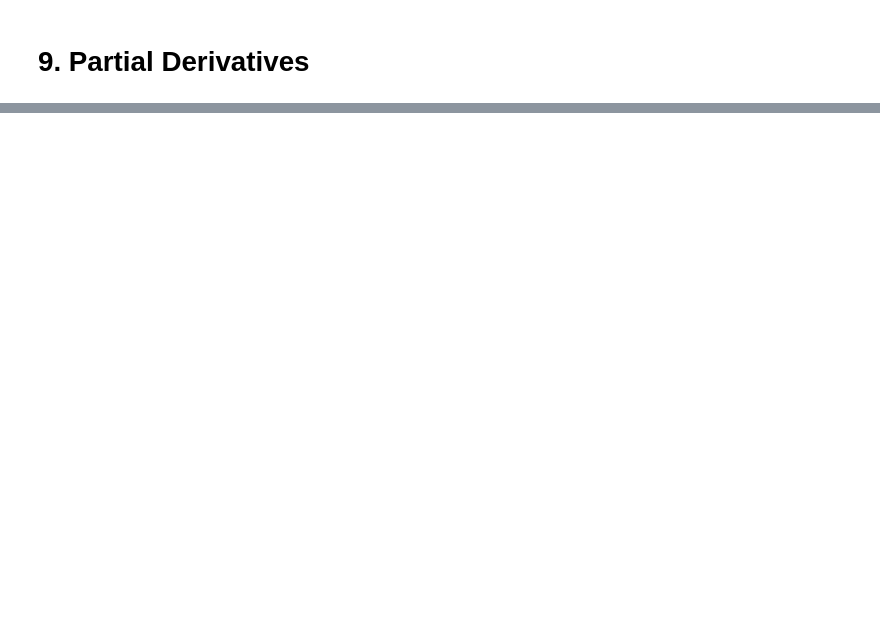
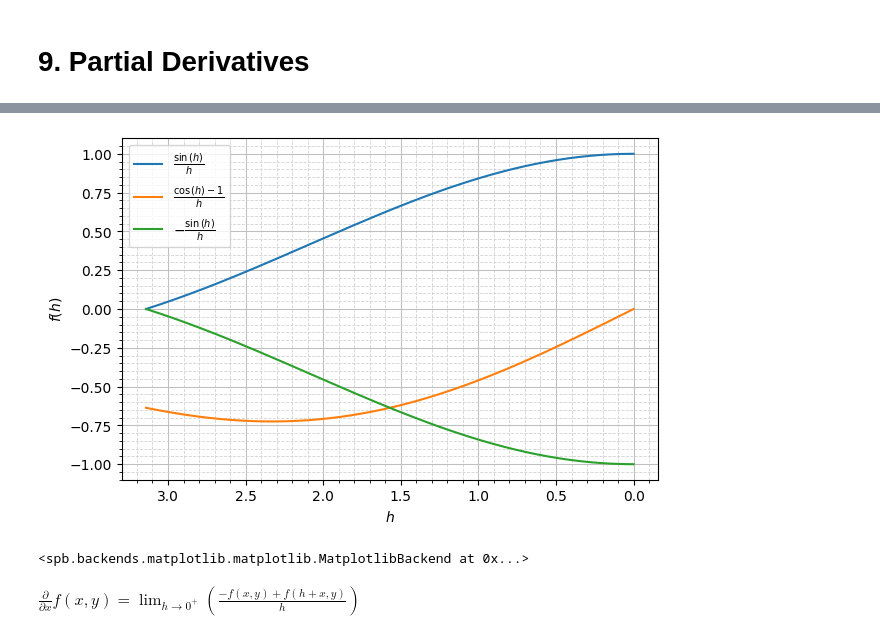
Before and after one commit to James-G-Hill/Sympy-Companion-to-Mathematics-Form-and-Function, a Jupyter notebook: ch06_concepts_of_calculus/09_partial_derivatives.ipynb, the cells around one changed output, grey strips where cells are left out. Cells and saved outputs as stored; diff of their text form; code cells hidden in the pictures; blank space fills up the shorter version.

```diff
--- a/ch06_concepts_of_calculus/09_partial_derivatives.ipynb
+++ b/ch06_concepts_of_calculus/09_partial_derivatives.ipynb
@@ -122,0 +113,15 @@ print(
+# %%
+plot(
+    lim1.subs({f: trigo_fun, x: 0, y: 0}).args[0],
+    lim1.subs({f: trigo_fun, x: pi/2, y: 0}).args[0],
+    lim1.subs({f: trigo_fun, x: pi, y: 0}).args[0],
+    (h, pi, 1.e-10),
+    aspect='equal'
+)
+# %% [output]
+[figure, added]
+<spb.backends.matplotlib.matplotlib.MatplotlibBackend at 0x...>
+# %%
+Eq(z.diff(x), lim1)
+# %% [output]
+$\displaystyle \frac{\partial}{\partial x} f{\left(x,y \right)} = \lim_{h \to 0^+}\left(\frac{- f{\left(x,y \right)} + f{\left(h + x,y \right)}}{h}\right)$
```
Also changed, not shown: parts of 39 cells of this notebook, 3 other files.
